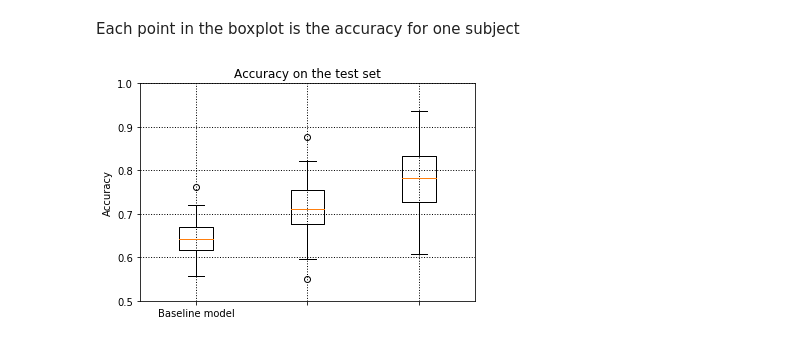
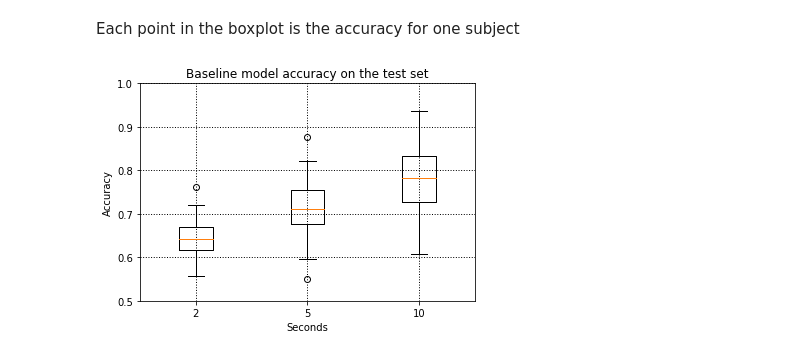
Before and after one commit to IliasIB/EEG-Classifier, a Jupyter notebook: experiments/baseline_model/visualization.ipynb, the cells around one changed output. Drawn from its saved outputs; the diff is of its cells as text; code cells hidden in the pictures.

```diff
--- a/experiments/baseline_model/visualization.ipynb
+++ b/experiments/baseline_model/visualization.ipynb
@@ -97,11 +97,12 @@ Each point in the boxplot is the accuracy for one subject
 # %%
 plt.figure()
 plt.grid(color='black', linestyle=':', linewidth=1)
 plt.boxplot([df1[["acc"]].T.values[0], df2[["acc"]].T.values[0], df3[["acc"]].T.values[0]])
 plt.ylim([0.5,1])
 plt.ylabel("Accuracy")
-plt.title("Accuracy on the test set")
-plt.xticks(plt.xticks()[0], ["Baseline model"])
+plt.xlabel("Seconds")
+plt.title("Baseline model accuracy on the test set")
+plt.xticks([1, 2, 3], ["2", "5", "10"])
 plt.show()
 # %% [output]
-[figure, old version]
+[figure, new version]
```
Also changed, not shown: 11 other files.
